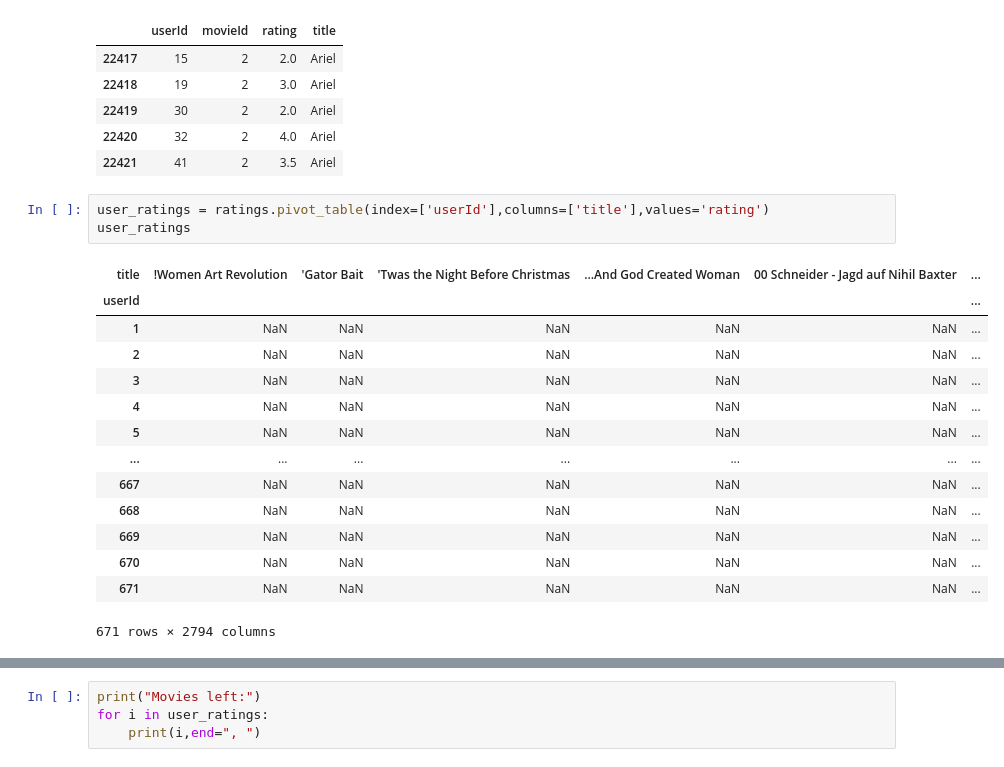
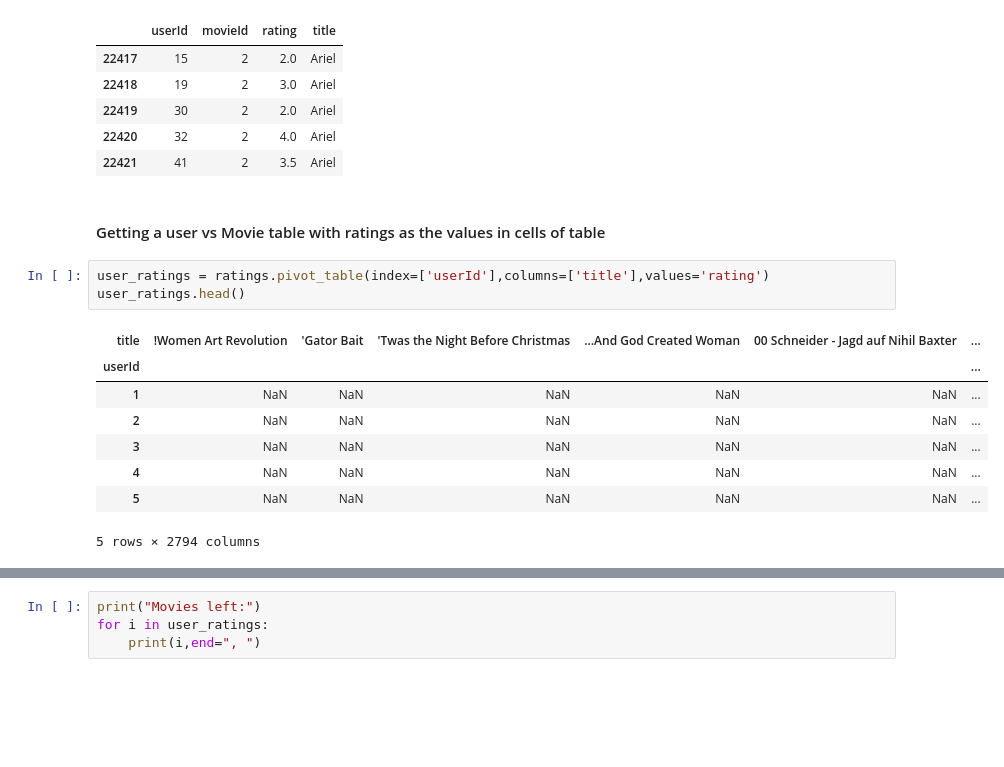
Before and after one commit to nikhiljakhar/Recommendation-systems, a Jupyter notebook: Movie_recommendation_using_Collabrative_filtering/Collabarative_filtering.ipynb, the cells around one changed output, grey strips where cells are left out. Saved outputs shown, nothing was run; the diff lists cells and outputs as text; blank space fills up the shorter version.

```diff
--- a/Movie_recommendation_using_Collabrative_filtering/Collabarative_filtering.ipynb
+++ b/Movie_recommendation_using_Collabrative_filtering/Collabarative_filtering.ipynb
@@ -17,21 +19,17 @@ ratings.head()
 | 22419 | 30 | 2 | 2.0 | Ariel |
 | 22420 | 32 | 2 | 4.0 | Ariel |
 | 22421 | 41 | 2 | 3.5 | Ariel |
+# %% [markdown]
+#### Getting a user vs Movie table with ratings as the values in cells of table
 # %%
 user_ratings = ratings.pivot_table(index=['userId'],columns=['title'],values='rating')
-user_ratings
+user_ratings.head()
 # %% [output]
 | title | !Women Art Revolution | 'Gator Bait | 'Twas the Night Before Christmas | ...And God Created Woman | 00 Schneider - Jagd auf Nihil Baxter | ... |
 | userId |  |  |  |  |  | ... |
 | 1 | NaN | NaN | NaN | NaN | NaN | ... |
 | 2 | NaN | NaN | NaN | NaN | NaN | ... |
 | 3 | NaN | NaN | NaN | NaN | NaN | ... |
 | 4 | NaN | NaN | NaN | NaN | NaN | ... |
 | 5 | NaN | NaN | NaN | NaN | NaN | ... |
-| ... | ... | ... | ... | ... | ... | ... |
-| 667 | NaN | NaN | NaN | NaN | NaN | ... |
-| 668 | NaN | NaN | NaN | NaN | NaN | ... |
-| 669 | NaN | NaN | NaN | NaN | NaN | ... |
-| 670 | NaN | NaN | NaN | NaN | NaN | ... |
-| 671 | NaN | NaN | NaN | NaN | NaN | ... |
-671 rows × 2794 columns
+5 rows × 2794 columns
```
Also changed, not shown: parts of 6 cells of this notebook.
